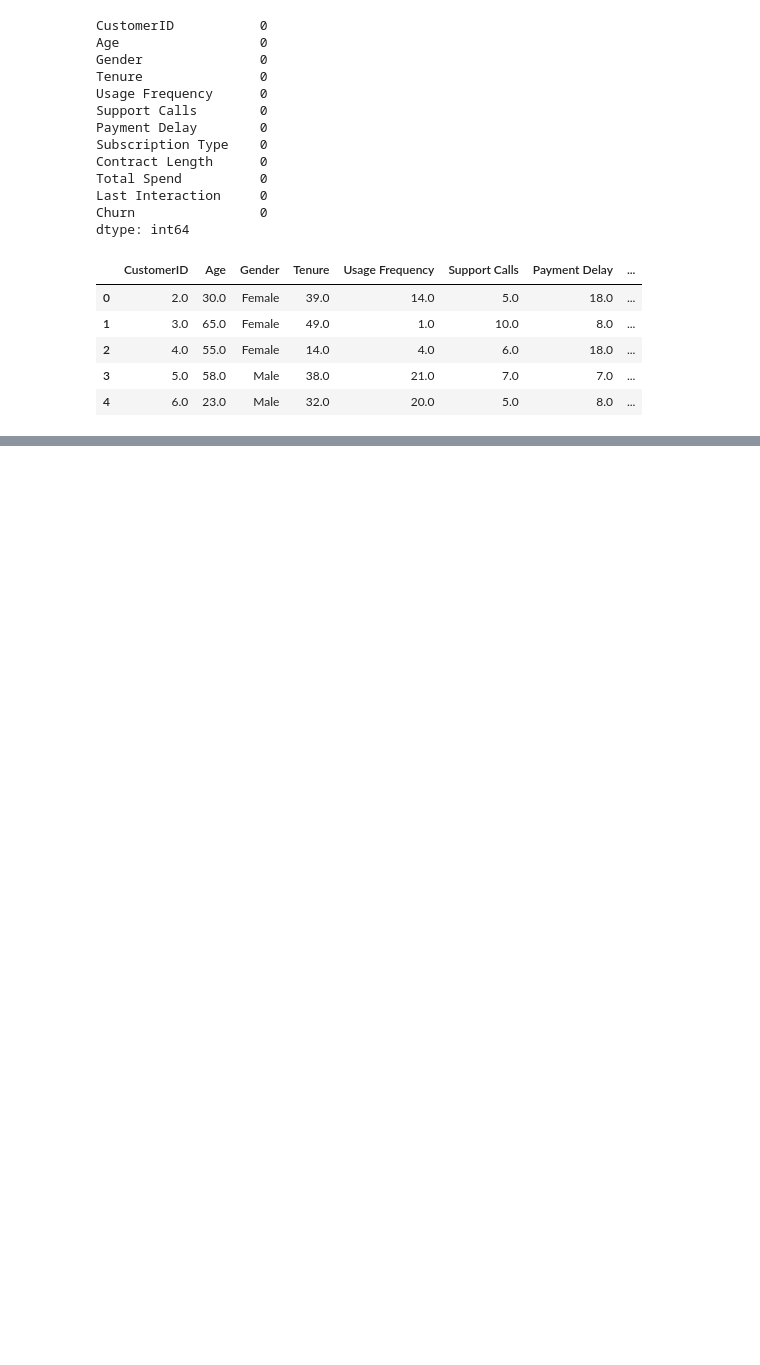
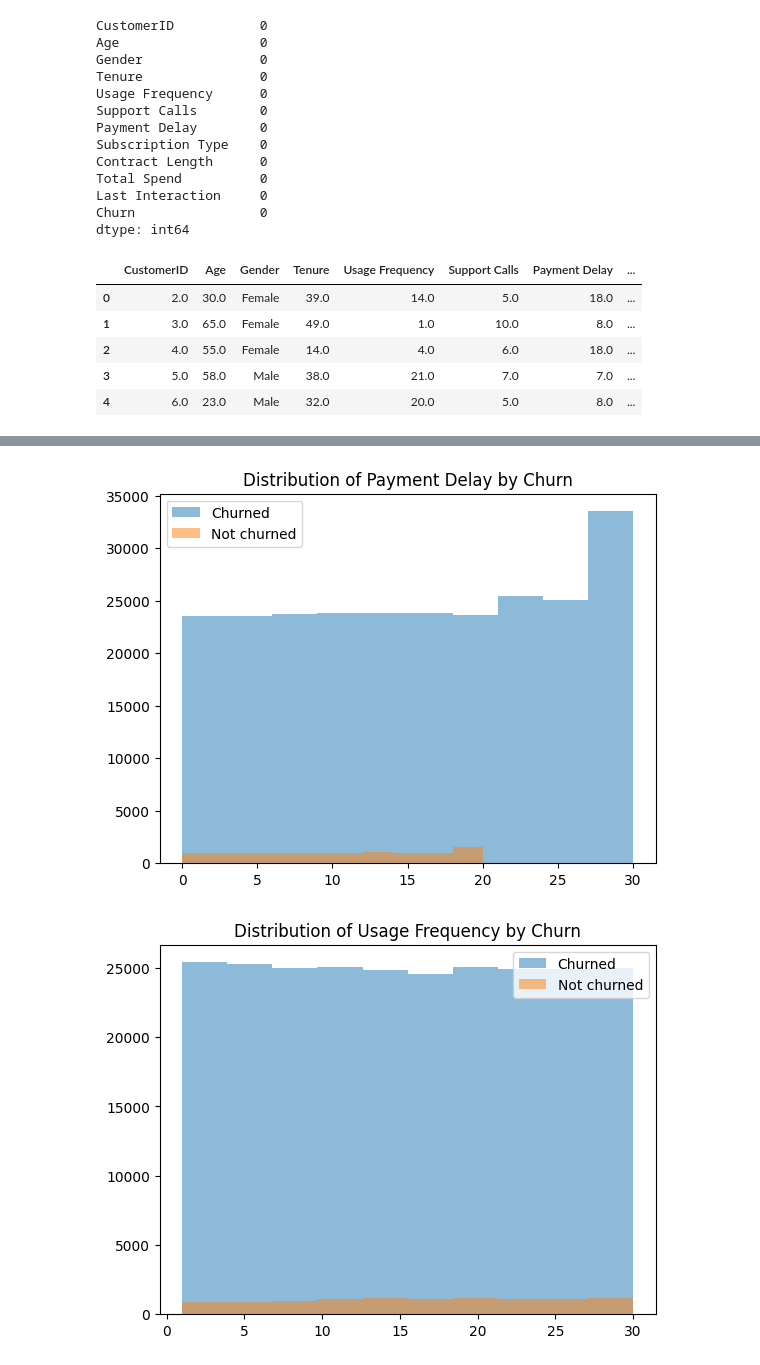
Before and after one commit to Shivanga03/Customer_Churn_Model, a Jupyter notebook: Customer_Churn_Prediction_Model.ipynb, the cells around one changed output, grey strips where cells are left out. Cells and saved outputs as stored; diff of their text form; code cells hidden in the pictures; blank space fills up the shorter version.

```diff
--- a/Customer_Churn_Prediction_Model.ipynb
+++ b/Customer_Churn_Prediction_Model.ipynb
@@ -136,0 +153,9 @@ df_clean.head()
+# %%
+# Group data by churn
+churned = df_clean[df_clean["Churn"] == 1]
+not_churned = df_clean[df_clean["Churn"] == 0]
+# %%
+# Compare means of key variables
+for variable in key_variables:
+    print(f"Mean of {variable} for churned customers: {churned[variable].mean()}")
+    print(f"Mean of {variable} for non-churned customers: {not_churned[variable].mean()}")
@@ -136,0 +173,10 @@ df_clean.head()
+# %%
+for variable in key_variables:
+  plt.hist(churned[variable], alpha=0.5, label="Churned")
+  plt.hist(not_churned[variable], alpha=0.5, label="Not churned")
+  plt.title(f"Distribution of {variable} by Churn")
+  plt.legend()
+  plt.show()
+# %% [output]
+[figure, added]
+[figure, added]
```
Also changed, not shown: parts of 9 cells of this notebook.
